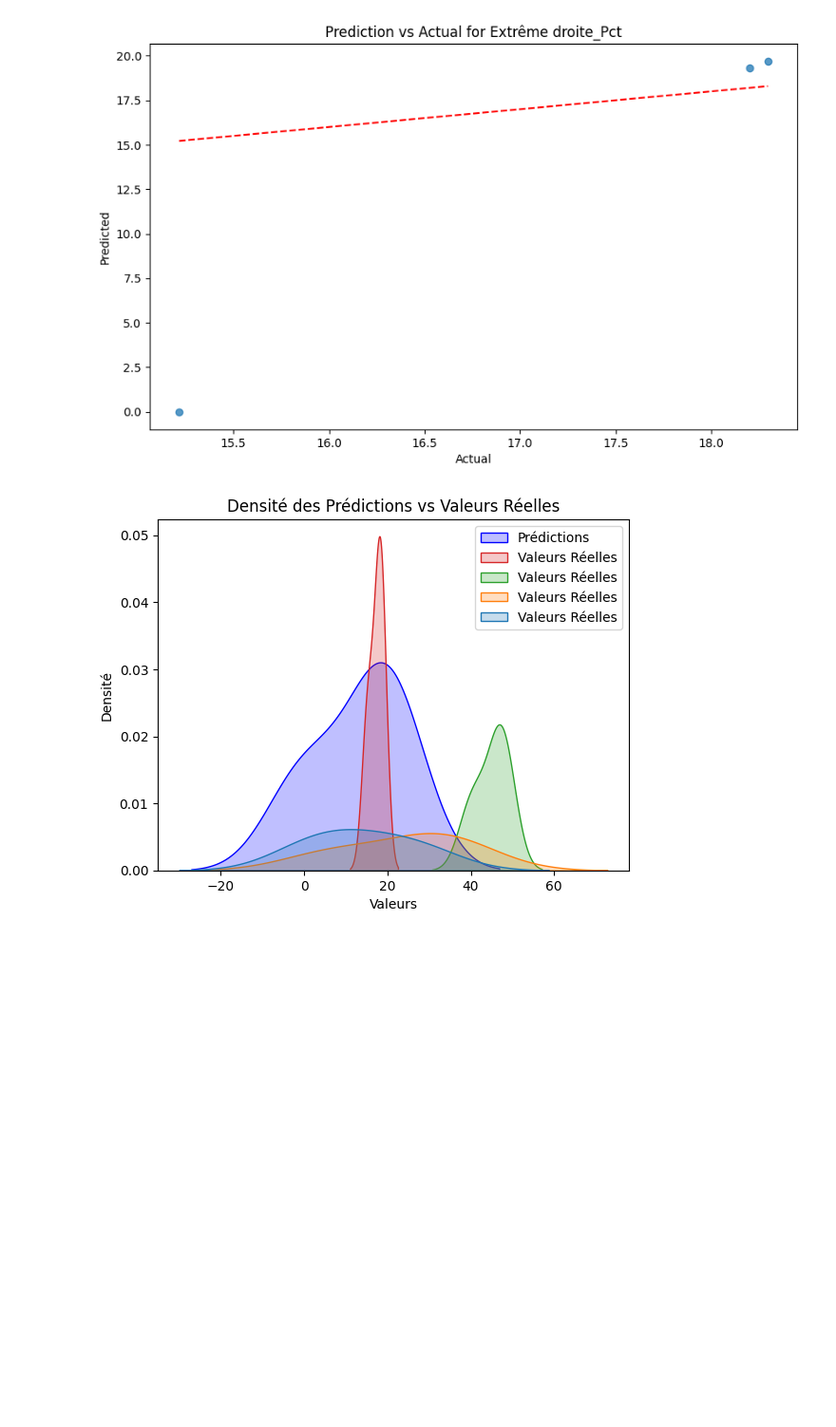
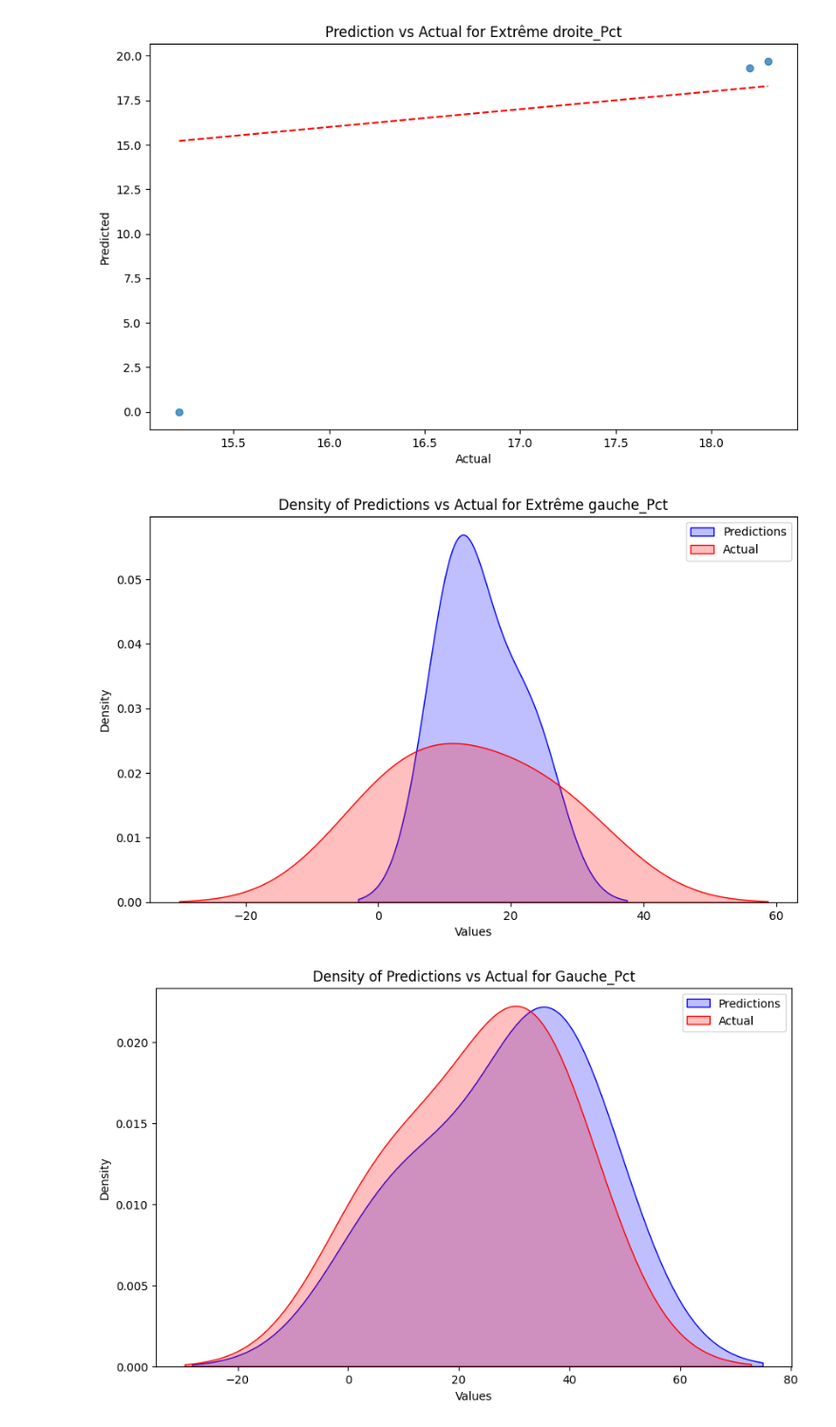
Before and after one commit to MathysLioson/presidential_IA, a Jupyter notebook: algo/presidentialLearning.ipynb, the cells around one changed output. Shown at 95% size. Drawn from its saved outputs; the diff is of its cells as text; code cells hidden in the pictures; blank space fills up the shorter version.

````diff
--- a/algo/presidentialLearning.ipynb
+++ b/algo/presidentialLearning.ipynb
@@ -55,13 +55,13 @@ Nous entraînons un modèle de régression et de classification RandomForest.
 ```python
 # %%
 # Régression
-regressor = RandomForestRegressor(n_estimators=10, max_depth=3, random_state=42)
+regressor = RandomForestRegressor(n_estimators=200, max_depth=3, random_state=42)
 try:
     regressor.fit(X_train, y_train_class)
 except Exception as e:
     print(f"Error training model: {e}")
 
 # Classification
-classifier = RandomForestClassifier(n_estimators=10, max_depth=3, random_state=42)
+classifier = RandomForestClassifier(n_estimators=200, max_depth=3, random_state=42)
 classifier.fit(X_train, y_train_class)
 # %% [output]
@@ -241,23 +242,16 @@ for party in ['Extrême gauche_Pct', 'Gauche_Pct', 'Droite_Pct', 'Extrême droit
 # %%
 import seaborn as sns
 import matplotlib.pyplot as plt
 
 for party in ['Extrême gauche_Pct', 'Gauche_Pct', 'Droite_Pct', 'Extrême droite_Pct']:
     plt.figure(figsize=(10, 6))
     sns.kdeplot(party_predictions[party], label='Predictions', color='blue', fill=True)
     sns.kdeplot(y_test[party], label='Actual', color='red', fill=True)
     plt.title(f'Density of Predictions vs Actual for {party}')
     plt.xlabel('Values')
     plt.ylabel('Density')
     plt.legend()
     plt.show()
-
-sns.kdeplot(predictions, label='Prédictions', color='blue', fill=True)  # Updated from `shade=True` to `fill=True`
-sns.kdeplot(y_test, label='Valeurs Réelles', Q='red', fill=True)  # Updated from `shade=True` to `fill=True`
-plt.title('Densité des Prédictions vs Valeurs Réelles')
-plt.xlabel('Valeurs')
-plt.ylabel('Densité')
-plt.legend()
-plt.show()
 # %% [output]
-[figure, old version]
+[figure, new version]
+[figure, added]
````
Also changed, not shown: parts of 20 cells of this notebook, 4 other files.
